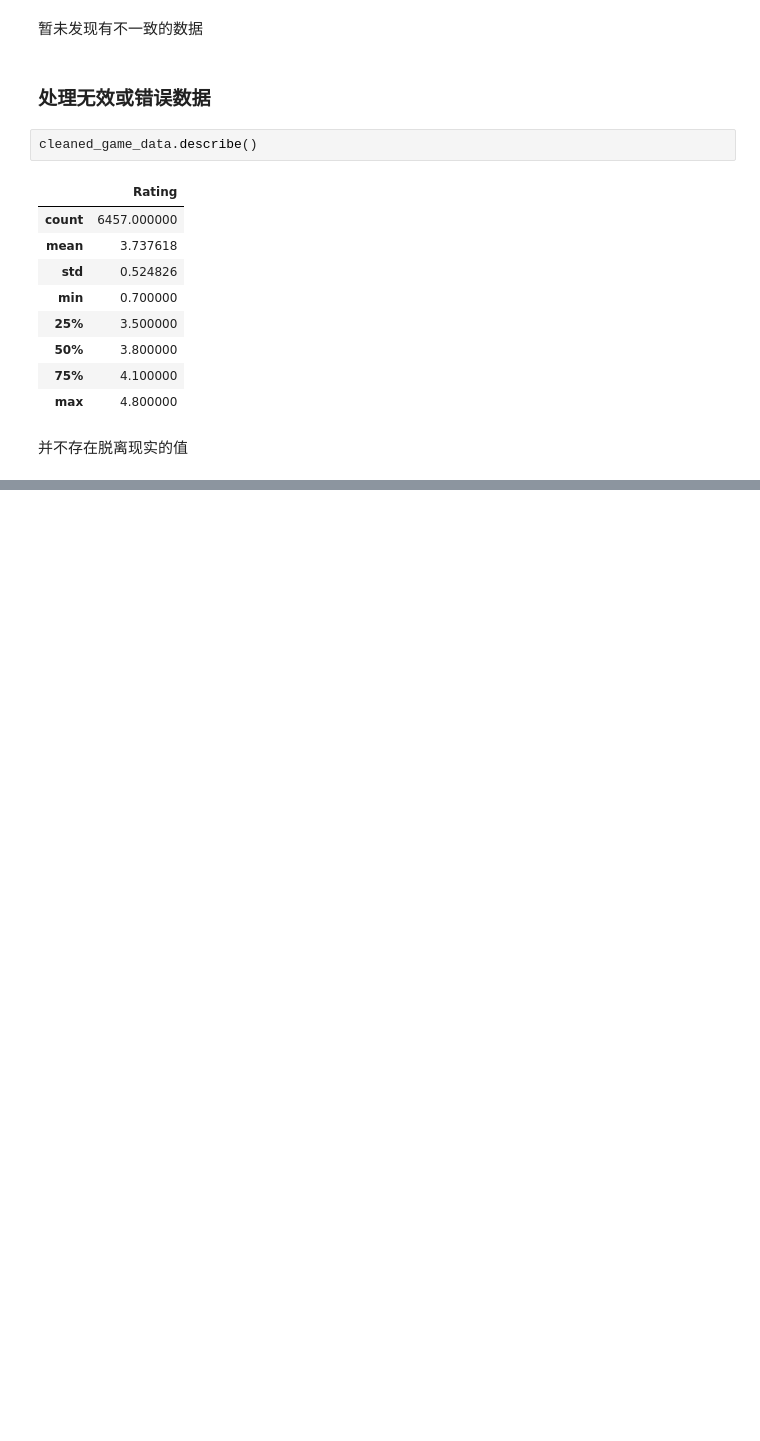
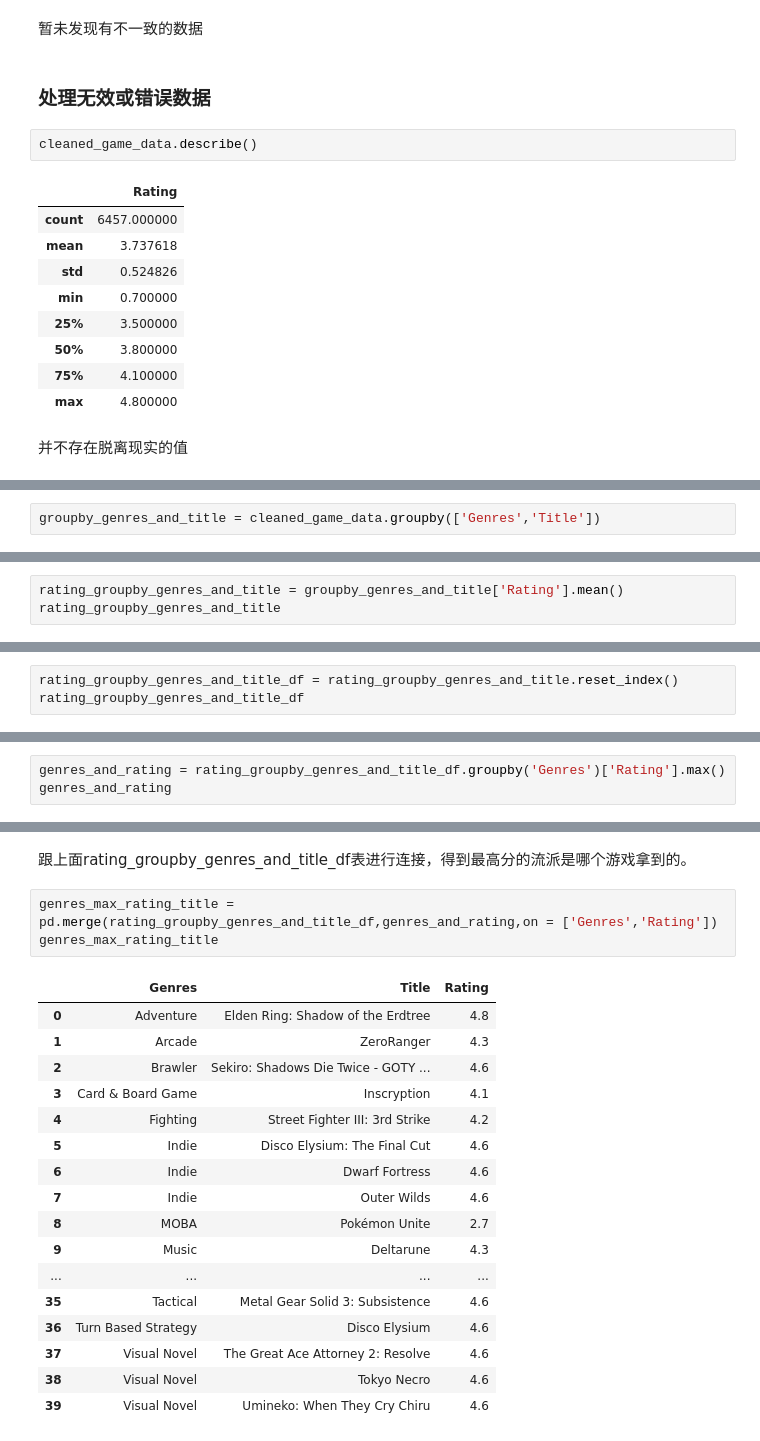
Before and after one commit to Tindoiimu/Python_data_analysis, a Jupyter notebook: 1980 年至 2023 年的热门电子游戏数据.ipynb, the cells around one changed output, grey strips where cells are left out. Drawn from its saved outputs; the diff is of its cells as text; blank space fills up the shorter version.

```diff
--- a/1980 年至 2023 年的热门电子游戏数据.ipynb
+++ b/1980 年至 2023 年的热门电子游戏数据.ipynb
@@ -249,0 +271,2 @@ cleaned_game_data
+# %%
+groupby_genres_and_title = cleaned_game_data.groupby(['Genres','Title'])
@@ -249,0 +275,3 @@ cleaned_game_data
+# %%
+rating_groupby_genres_and_title = groupby_genres_and_title['Rating'].mean()
+rating_groupby_genres_and_title
@@ -249,0 +292,3 @@ cleaned_game_data
+# %%
+rating_groupby_genres_and_title_df = rating_groupby_genres_and_title.reset_index()
+rating_groupby_genres_and_title_df
@@ -249,0 +313,3 @@ cleaned_game_data
+# %%
+genres_and_rating = rating_groupby_genres_and_title_df.groupby('Genres')['Rating'].max()
+genres_and_rating
@@ -249,0 +334,23 @@ cleaned_game_data
+# %% [markdown]
+跟上面rating_groupby_genres_and_title_df表进行连接，得到最高分的流派是哪个游戏拿到的。
+# %%
+genres_max_rating_title = pd.merge(rating_groupby_genres_and_title_df,genres_and_rating,on = ['Genres','Rating'])
+genres_max_rating_title
+# %% [output]
+|  | Genres | Title | Rating |
+| 0 | Adventure | Elden Ring: Shadow of the Erdtree | 4.8 |
+| 1 | Arcade | ZeroRanger | 4.3 |
+| 2 | Brawler | Sekiro: Shadows Die Twice - GOTY ... | 4.6 |
+| 3 | Card & Board Game | Inscryption | 4.1 |
+| 4 | Fighting | Street Fighter III: 3rd Strike | 4.2 |
+| 5 | Indie | Disco Elysium: The Final Cut | 4.6 |
+| 6 | Indie | Dwarf Fortress | 4.6 |
+| 7 | Indie | Outer Wilds | 4.6 |
+| 8 | MOBA | Pokémon Unite | 2.7 |
+| 9 | Music | Deltarune | 4.3 |
+| ... | ... | ... | ... |
+| 35 | Tactical | Metal Gear Solid 3: Subsistence | 4.6 |
+| 36 | Turn Based Strategy | Disco Elysium | 4.6 |
+| 37 | Visual Novel | The Great Ace Attorney 2: Resolve | 4.6 |
+| 38 | Visual Novel | Tokyo Necro | 4.6 |
+| 39 | Visual Novel | Umineko: When They Cry Chiru | 4.6 |
```
Also changed, not shown: parts of 34 cells of this notebook.
